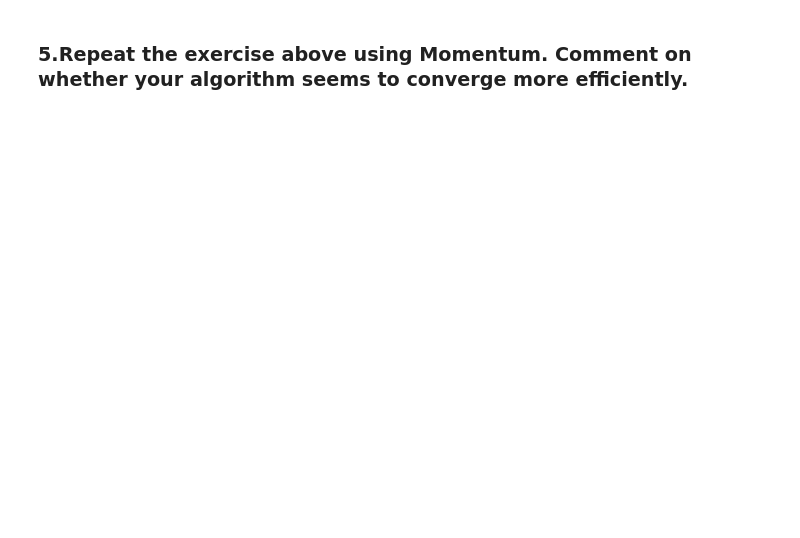
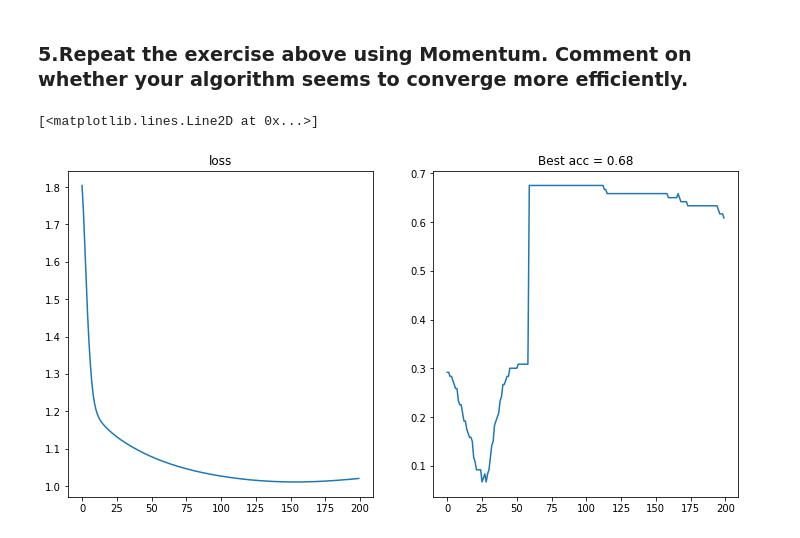
Before and after one commit to dy11/ANLY-590, a Jupyter notebook: Assignment1/assignment_1.ipynb, the cells around one changed output. Cells and saved outputs as stored; diff of their text form; code cells hidden in the pictures; blank space fills up the shorter version.

```diff
--- a/Assignment1/assignment_1.ipynb
+++ b/Assignment1/assignment_1.ipynb
@@ -422,2 +452,46 @@ losses
 # %% [markdown]
 ### 5.Repeat the exercise above using Momentum. Comment on whether your algorithm seems to converge more efficiently.
+# %%
+def momentum(x, y, starting_point=None, iterations=200, learning_rate=.01, momentum = .5):
+    parameters = init_params(1)
+    velocitys = np.array([0] * len(parameters))
+
+    losses = []
+    results = []
+    acces = []
+
+    best_acc = -1
+    best_params = None
+
+    np.set_printoptions(precision=1)
+
+    for i in range(iterations):
+        outs, loss, grads = grad_f(x, y, parameters)
+        # Here we add a momentum for every variable to accelarate convergence
+        velocitys = velocitys * momentum - np.array(grads) * learning_rate
+        parameters = list(np.array(parameters) + velocitys)
+
+        losses.append(loss)
+        results.append(outs)
+
+        acc = test_net(test_X, test_Y, parameters)
+        acces.append(acc)
+        if acc > best_acc:
+            best_acc = acc
+            best_params = parameters
+
+    return acces, losses, best_params
+
+acces, losses,parameters = momentum(train_X, train_Y)
+
+plt.figure(figsize=(12, 6))
+plt.subplot(1,2,1)
+plt.plot(losses)
+
+plt.title('loss')
+plt.subplot(1,2,2)
+plt.title("Best acc = {:.2f}".format(max(acces)))
+plt.plot(acces)
+# %% [output]
+[<matplotlib.lines.Line2D at 0x...>]
+[figure, added]
```
Also changed, not shown: parts of 8 cells of this notebook.
